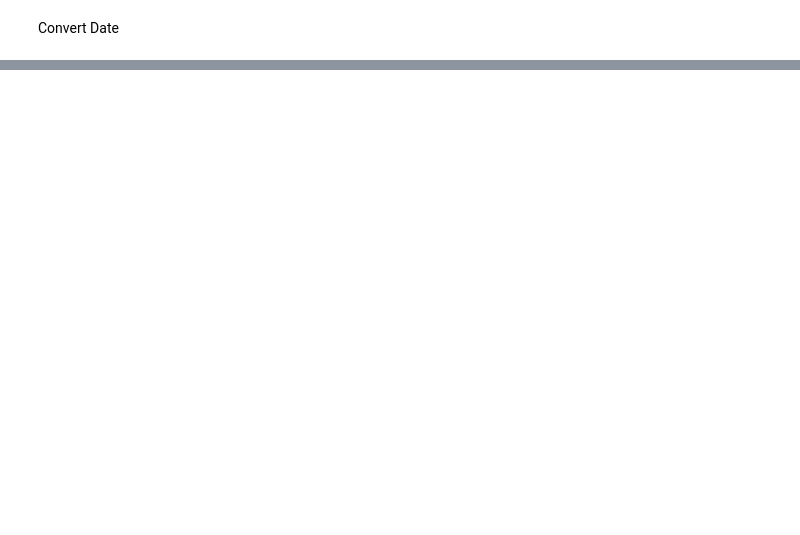
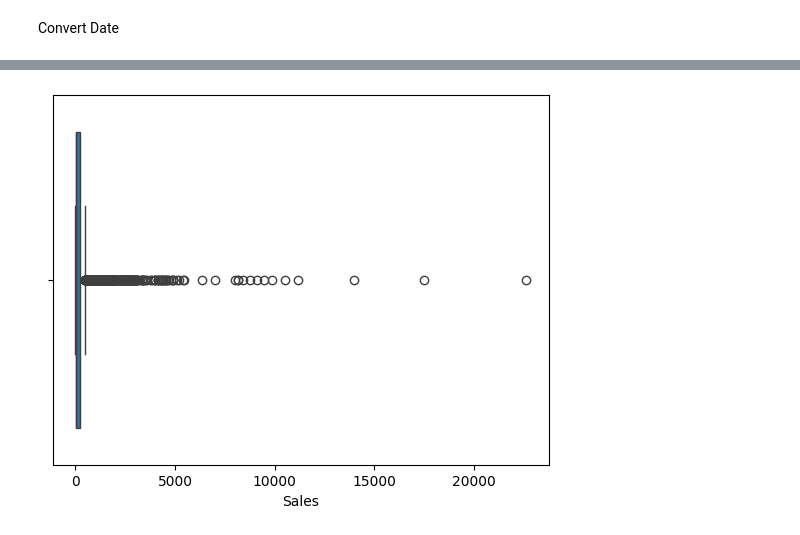
Before and after one commit to swapnita89-ui/project-1-sales-data-analysis, a Jupyter notebook: project-1-sales-data-analysis.ipynb, the cells around one changed output, grey strips where cells are left out. Drawn from its saved outputs; the diff is of its cells as text; code cells hidden in the pictures; blank space fills up the shorter version.

```diff
--- a/project-1-sales-data-analysis.ipynb
+++ b/project-1-sales-data-analysis.ipynb
@@ -174,0 +214,3 @@ df.shape
+# %%
+df['month'] = df['Order Date'].dt.month
+df.groupby('month')['Sales'].sum().sort_values(ascending = False)
@@ -174,0 +232,4 @@ df.shape
+# %%
+# Check Duplicates
+df.duplicated().sum
+df = df.drop_duplicates()
@@ -174,0 +297,5 @@ df.shape
+# %%
+sns.boxplot(x=df['Sales'])
+plt.show()
+# %% [output]
+[figure, added]
```
Also changed, not shown: parts of 29 cells of this notebook.
